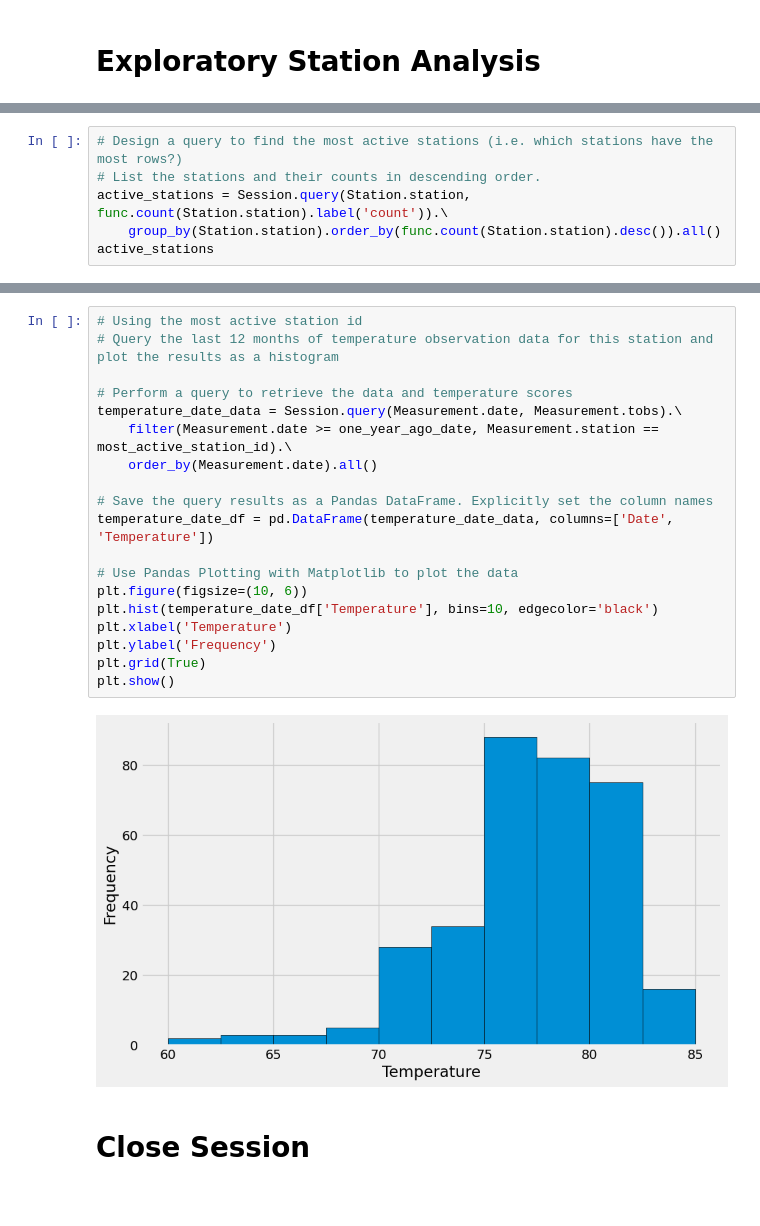
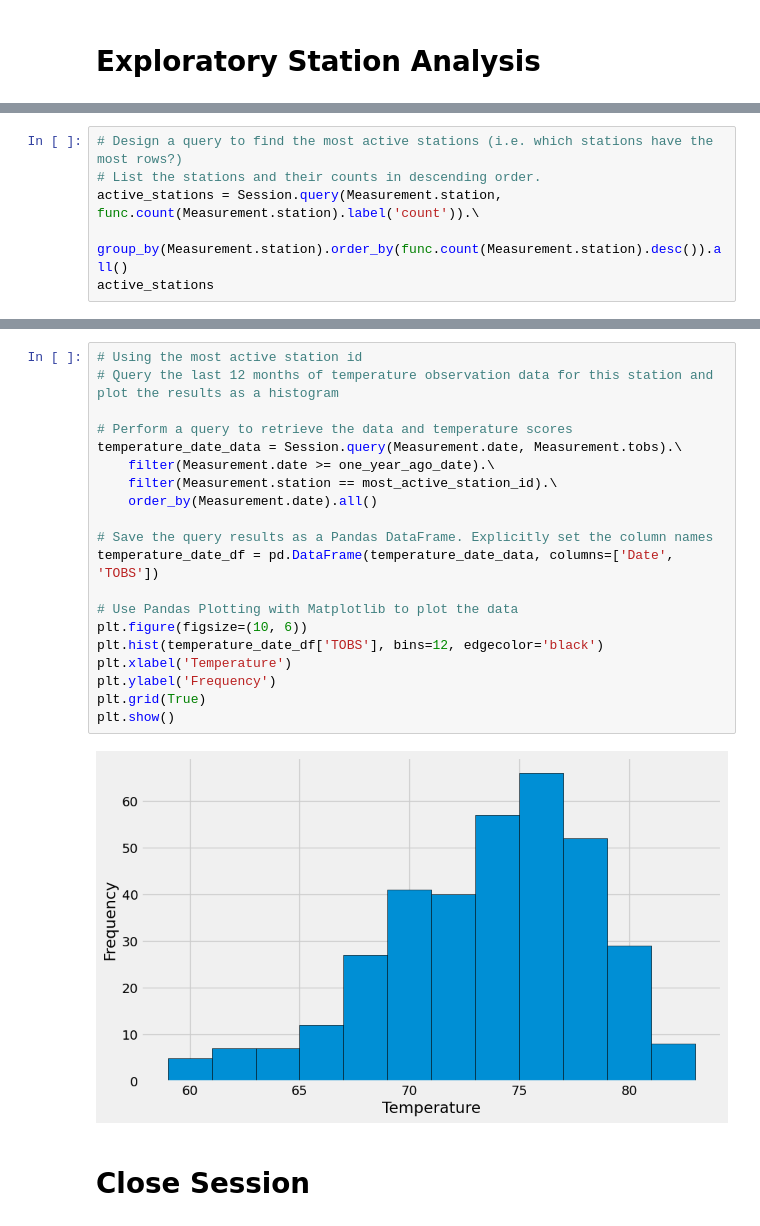
Before and after one commit to fincherc/sqlalchemy-challenge, a Jupyter notebook: SurfsUp/climate_starter.ipynb, the cells around one changed output, grey strips where cells are left out. Drawn from its saved outputs; the diff is of its cells as text.

```diff
--- a/SurfsUp/climate_starter.ipynb
+++ b/SurfsUp/climate_starter.ipynb
@@ -99,7 +99,7 @@ total_stations
 # %%
 # Design a query to find the most active stations (i.e. which stations have the most rows?)
 # List the stations and their counts in descending order.
-active_stations = Session.query(Station.station, func.count(Station.station).label('count')).\
-    group_by(Station.station).order_by(func.count(Station.station).desc()).all()
+active_stations = Session.query(Measurement.station, func.count(Measurement.station).label('count')).\
+    group_by(Measurement.station).order_by(func.count(Measurement.station).desc()).all()
 active_stations
 # %% [output]
@@ -133,24 +133,25 @@ Average temperature: 73.1
 # %%
 # Using the most active station id
 # Query the last 12 months of temperature observation data for this station and plot the results as a histogram
 
 # Perform a query to retrieve the data and temperature scores
 temperature_date_data = Session.query(Measurement.date, Measurement.tobs).\
-    filter(Measurement.date >= one_year_ago_date, Measurement.station == most_active_station_id).\
+    filter(Measurement.date >= one_year_ago_date).\
+    filter(Measurement.station == most_active_station_id).\
     order_by(Measurement.date).all()
 
 # Save the query results as a Pandas DataFrame. Explicitly set the column names
-temperature_date_df = pd.DataFrame(temperature_date_data, columns=['Date', 'Temperature'])
+temperature_date_df = pd.DataFrame(temperature_date_data, columns=['Date', 'TOBS'])
 
 # Use Pandas Plotting with Matplotlib to plot the data
 plt.figure(figsize=(10, 6))
-plt.hist(temperature_date_df['Temperature'], bins=10, edgecolor='black')
+plt.hist(temperature_date_df['TOBS'], bins=12, edgecolor='black')
 plt.xlabel('Temperature')
 plt.ylabel('Frequency')
 plt.grid(True)
 plt.show()
 # %% [output]
-[figure, old version]
+[figure, new version]
 # %% [markdown]
 # Close Session
 # %%
```
Also changed, not shown: parts of 3 cells of this notebook.
